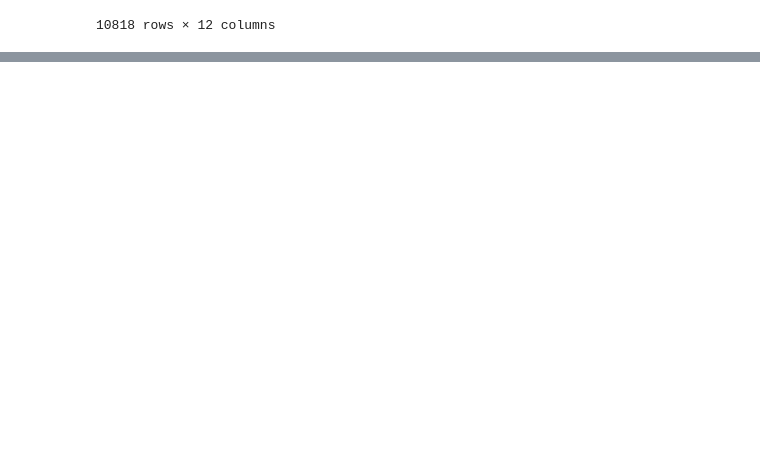
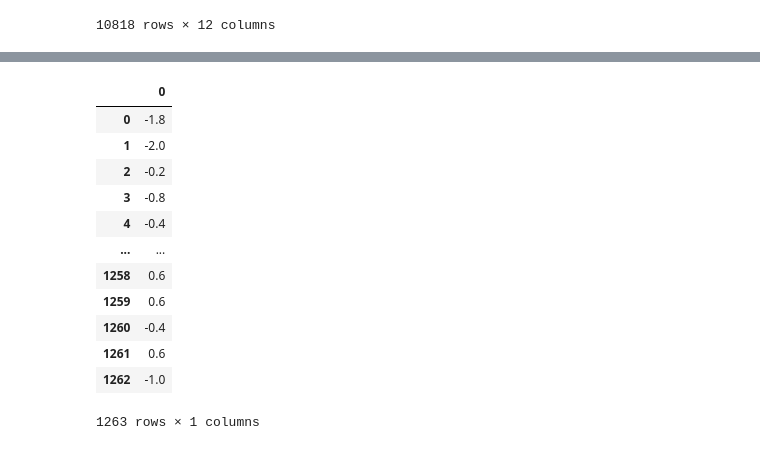
Before and after one commit to PritikaRamu/Air-Pollution-Prediction, a Jupyter notebook: Jupyter Notebook/SOP.ipynb, the cells around one changed output, grey strips where cells are left out. Saved outputs shown, nothing was run; the diff lists cells and outputs as text; code cells hidden in the pictures; blank space fills up the shorter version.

```diff
--- a/Jupyter Notebook/SOP.ipynb
+++ b/Jupyter Notebook/SOP.ipynb
@@ -305,0 +371,16 @@ rms
+# %%
+(df['SO2 (µg/m³N)']-df['Ref']).where(df['SO2 (µg/m³N)']-df['Ref']!=0).dropna().reset_index().drop('index',1)
+# %% [output]
+|  | 0 |
+| 0 | -1.8 |
+| 1 | -2.0 |
+| 2 | -0.2 |
+| 3 | -0.8 |
+| 4 | -0.4 |
+| ... | ... |
+| 1258 | 0.6 |
+| 1259 | 0.6 |
+| 1260 | -0.4 |
+| 1261 | 0.6 |
+| 1262 | -1.0 |
+1263 rows × 1 columns
```
Also changed, not shown: parts of 24 cells of this notebook, 2 other files.
